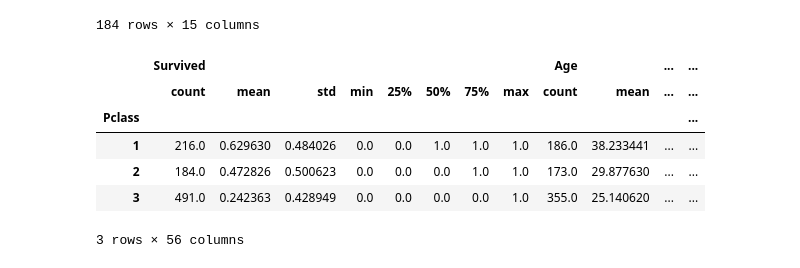
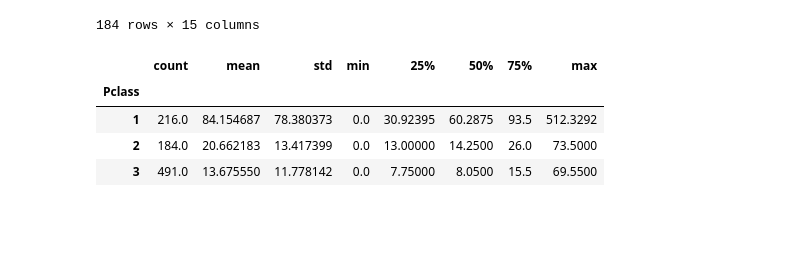
Before and after one commit to yashdeep-patil/Pandas, a Jupyter notebook: pandas.ipynb, the cells around one changed output. Saved outputs shown, nothing was run; the diff lists cells and outputs as text; code cells hidden in the pictures; blank space fills up the shorter version.

```diff
--- a/pandas.ipynb
+++ b/pandas.ipynb
@@ -770,13 +770,11 @@ g
 | 887 | 0 | 2 | Montvila, Rev. Juozas | male | 27.0 | 0 | 0 | 211536 | 13.0000 | NaN | ... |
 184 rows × 15 columns
 # %%
-g = sub.groupby("Pclass").describe()
+g = sub.groupby("Pclass")["Fare"].describe()
 g
 # %% [output]
-|  | Survived |  |  |  |  |  |  |  | Age |  | ... | ... |
-|  | count | mean | std | min | 25% | 50% | 75% | max | count | mean | ... | ... |
-| Pclass |  |  |  |  |  |  |  |  |  |  |  | ... |
-| 1 | 216.0 | 0.629630 | 0.484026 | 0.0 | 0.0 | 1.0 | 1.0 | 1.0 | 186.0 | 38.233441 | ... | ... |
-| 2 | 184.0 | 0.472826 | 0.500623 | 0.0 | 0.0 | 0.0 | 1.0 | 1.0 | 173.0 | 29.877630 | ... | ... |
-| 3 | 491.0 | 0.242363 | 0.428949 | 0.0 | 0.0 | 0.0 | 0.0 | 1.0 | 355.0 | 25.140620 | ... | ... |
+|  | count | mean | std | min | 25% | 50% | 75% | max |
+| Pclass |  |  |  |  |  |  |  |  |
+| 1 | 216.0 | 84.154687 | 78.380373 | 0.0 | 30.92395 | 60.2875 | 93.5 | 512.3292 |
+| 2 | 184.0 | 20.662183 | 13.417399 | 0.0 | 13.00000 | 14.2500 | 26.0 | 73.5000 |
+| 3 | 491.0 | 13.675550 | 11.778142 | 0.0 | 7.75000 | 8.0500 | 15.5 | 69.5500 |
-3 rows × 56 columns
```
Also changed, not shown: parts of 7 cells of this notebook.
